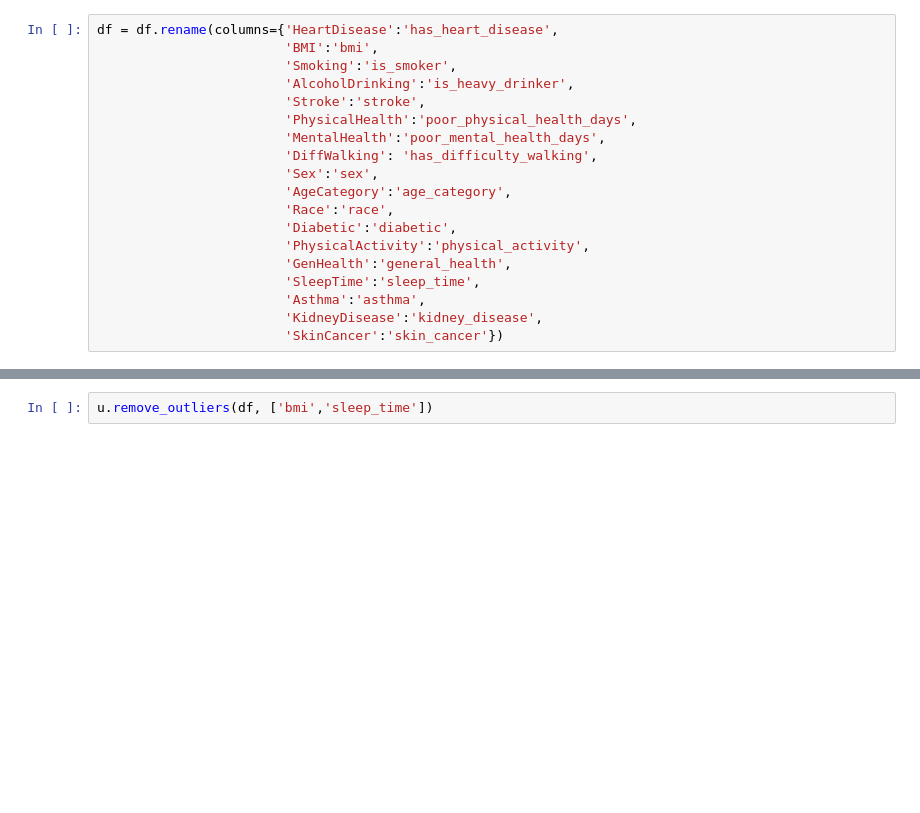
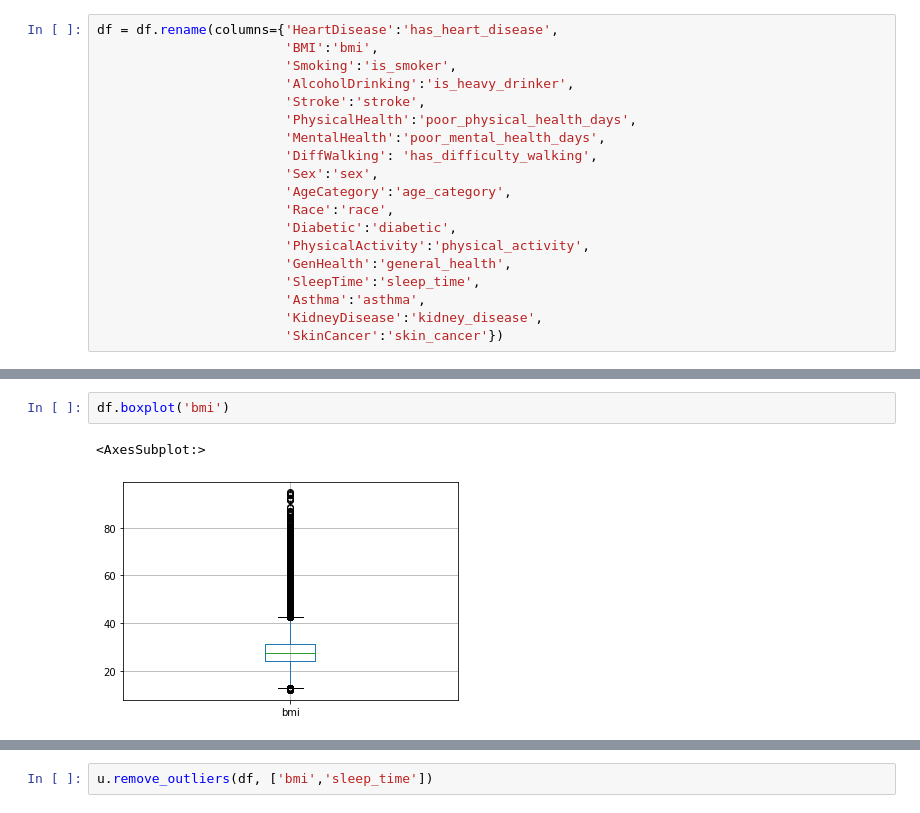
Before and after one commit to Johndsalas/Predicting_Heart_Disease, a Jupyter notebook: main.ipynb, the cells around one changed output, grey strips where cells are left out. Saved outputs shown, nothing was run; the diff lists cells and outputs as text; blank space fills up the shorter version.

```diff
--- a/main.ipynb
+++ b/main.ipynb
@@ -42,0 +116,5 @@ df = df.rename(columns={'HeartDisease':'has_heart_disease',
+# %%
+df.boxplot('bmi')
+# %% [output]
+<AxesSubplot:>
+[figure, added]
```
Also changed, not shown: parts of 9 cells of this notebook.
